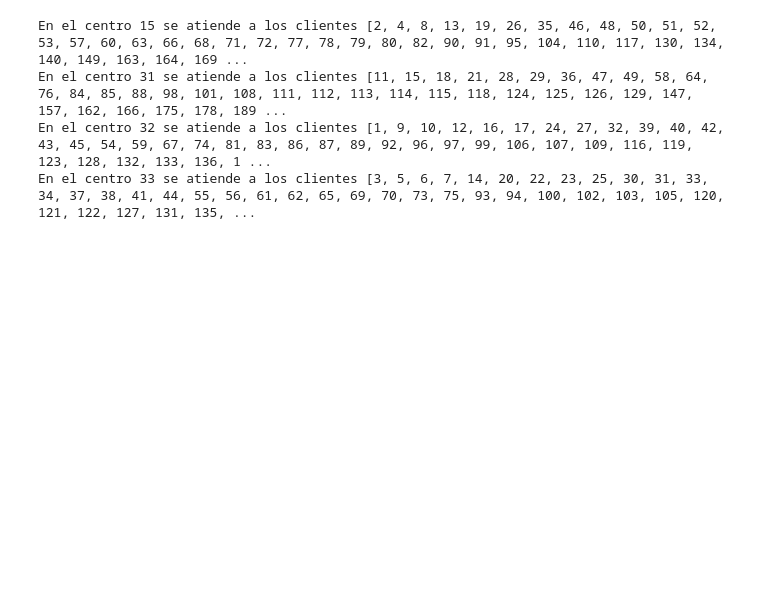
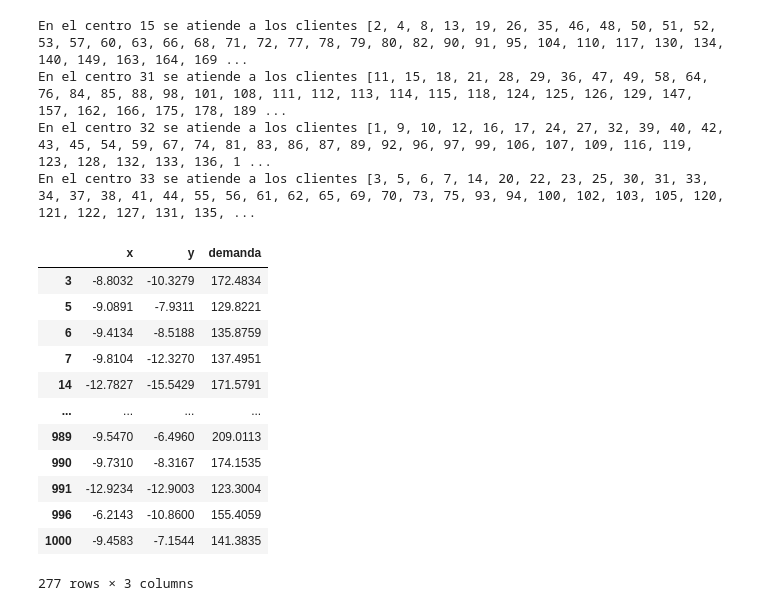
Before and after one commit to Mario-Rivera-A/Tarea1_GOA, a Jupyter notebook: tarea1.ipynb, the cells around one changed output. Saved outputs shown, nothing was run; the diff lists cells and outputs as text; code cells hidden in the pictures; blank space fills up the shorter version.

```diff
--- a/tarea1.ipynb
+++ b/tarea1.ipynb
@@ -595,3 +590,32 @@ En el centro 15 se atiende a los clientes [2, 4, 8, 13, 19, 26, 35, 46, 48, 50,
 En el centro 31 se atiende a los clientes [11, 15, 18, 21, 28, 29, 36, 47, 49, 58, 64, 76, 84, 85, 88, 98, 101, 108, 111, 112, 113, 114, 115, 118, 124, 125, 126, 129, 147, 157, 162, 166, 175, 178, 189 ...
 En el centro 32 se atiende a los clientes [1, 9, 10, 12, 16, 17, 24, 27, 32, 39, 40, 42, 43, 45, 54, 59, 67, 74, 81, 83, 86, 87, 89, 92, 96, 97, 99, 106, 107, 109, 116, 119, 123, 128, 132, 133, 136, 1 ...
 En el centro 33 se atiende a los clientes [3, 5, 6, 7, 14, 20, 22, 23, 25, 30, 31, 33, 34, 37, 38, 41, 44, 55, 56, 61, 62, 65, 69, 70, 73, 75, 93, 94, 100, 102, 103, 105, 120, 121, 122, 127, 131, 135, ...
+# %%
+indices_centros = [i - 1 for i in centros_activos]
+df_subset_cen = data_centros.iloc[(indices_centros)]
+
+indices_cl0 = [i - 1 for i in lista0]
+df_subset_cl0 = data_clientes.iloc[(indices_cl0)]
+
+indices_cl1 = [i - 1 for i in lista1]
+df_subset_cl1 = data_clientes.iloc[(indices_cl1)]
+
+indices_cl2 = [i - 1 for i in lista2]
+df_subset_cl2 = data_clientes.iloc[(indices_cl2)]
+
+indices_cl3 = [i - 1 for i in lista3]
+df_subset_cl3 = data_clientes.iloc[(indices_cl3)]
+# %% [output]
+|  | x | y | demanda |
+| 3 | -8.8032 | -10.3279 | 172.4834 |
+| 5 | -9.0891 | -7.9311 | 129.8221 |
+| 6 | -9.4134 | -8.5188 | 135.8759 |
+| 7 | -9.8104 | -12.3270 | 137.4951 |
+| 14 | -12.7827 | -15.5429 | 171.5791 |
+| ... | ... | ... | ... |
+| 989 | -9.5470 | -6.4960 | 209.0113 |
+| 990 | -9.7310 | -8.3167 | 174.1535 |
+| 991 | -12.9234 | -12.9003 | 123.3004 |
+| 996 | -6.2143 | -10.8600 | 155.4059 |
+| 1000 | -9.4583 | -7.1544 | 141.3835 |
+277 rows × 3 columns
```
Also changed, not shown: parts of 9 cells of this notebook.
